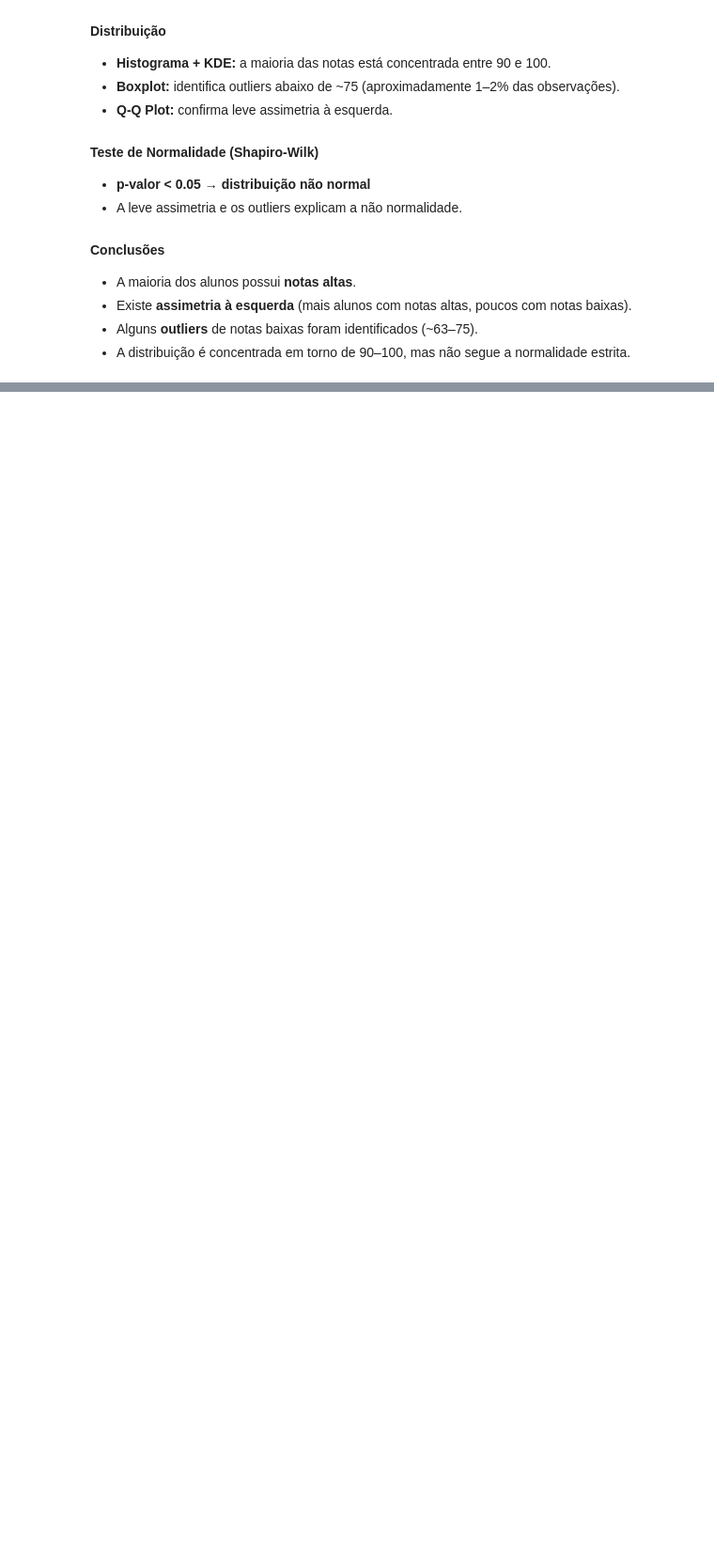
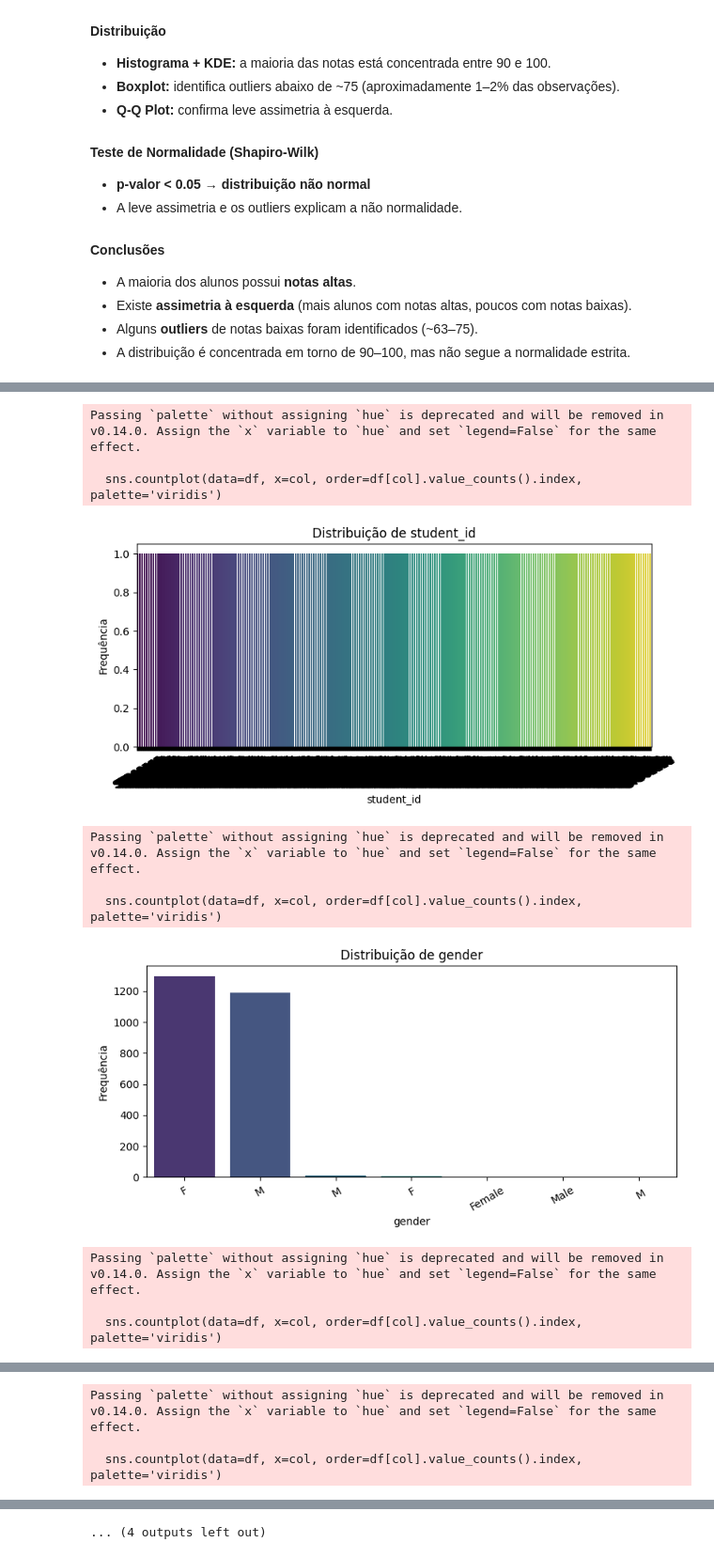
Before and after one commit to Juan-82/4-C-Juan-Enoque---students_performance, a Jupyter notebook: notebooks/01_EDA.ipynb, the cells around one changed output, grey strips where cells are left out. Shown at 94% size. Saved outputs shown, nothing was run; the diff lists cells and outputs as text; code cells hidden in the pictures; blank space fills up the shorter version.

```diff
--- a/notebooks/01_EDA.ipynb
+++ b/notebooks/01_EDA.ipynb
@@ -269,0 +369,4 @@ Distribuição não normal (rejeita H0).
+# %%
+# Seleciona apenas as colunas categóricas
+categorical_cols = df.select_dtypes(include=['object']).columns.tolist()
+categorical_cols
@@ -269,0 +384,6 @@ Distribuição não normal (rejeita H0).
+# %%
+# Exibe contagem de valores únicos e frequências para cada variável categórica
+for col in categorical_cols:
+    print(f'\n=== {col} ===')
+    print(df[col].value_counts(dropna=False))
+    print('-' * 40)
@@ -269,0 +410,26 @@ Distribuição não normal (rejeita H0).
+# %%
+import matplotlib.pyplot as plt
+import seaborn as sns
+
+# Cria gráficos de barras para cada variável categórica
+for col in categorical_cols:
+    plt.figure(figsize=(8, 4))
+    sns.countplot(data=df, x=col, order=df[col].value_counts().index, palette='viridis')
+    plt.title(f'Distribuição de {col}')
+    plt.xlabel(col)
+    plt.ylabel('Frequência')
+    plt.xticks(rotation=30)
+    plt.tight_layout()
+    plt.show()
+# %% [output]
+Passing `palette` without assigning `hue` is deprecated and will be removed in v0.14.0. Assign the `x` variable to `hue` and set `legend=False` for the same effect.
+
+  sns.countplot(data=df, x=col, order=df[col].value_counts().index, palette='viridis')
+[figure, added]
+Passing `palette` without assigning `hue` is deprecated and will be removed in v0.14.0. Assign the `x` variable to `hue` and set `legend=False` for the same effect.
+
+  sns.countplot(data=df, x=col, order=df[col].value_counts().index, palette='viridis')
+[figure, added]
+Passing `palette` without assigning `hue` is deprecated and will be removed in v0.14.0. Assign the `x` variable to `hue` and set `legend=False` for the same effect.
+
+  sns.countplot(data=df, x=col, order=df[col].value_counts().index, palette='viridis')
@@ -269,0 +437,3 @@ Distribuição não normal (rejeita H0).
+Passing `palette` without assigning `hue` is deprecated and will be removed in v0.14.0. Assign the `x` variable to `hue` and set `legend=False` for the same effect.
+
+  sns.countplot(data=df, x=col, order=df[col].value_counts().index, palette='viridis')
@@ -269,0 +449 @@ Distribuição não normal (rejeita H0).
+... (4 outputs left out)
```
Also changed, not shown: parts of 20 cells of this notebook.
